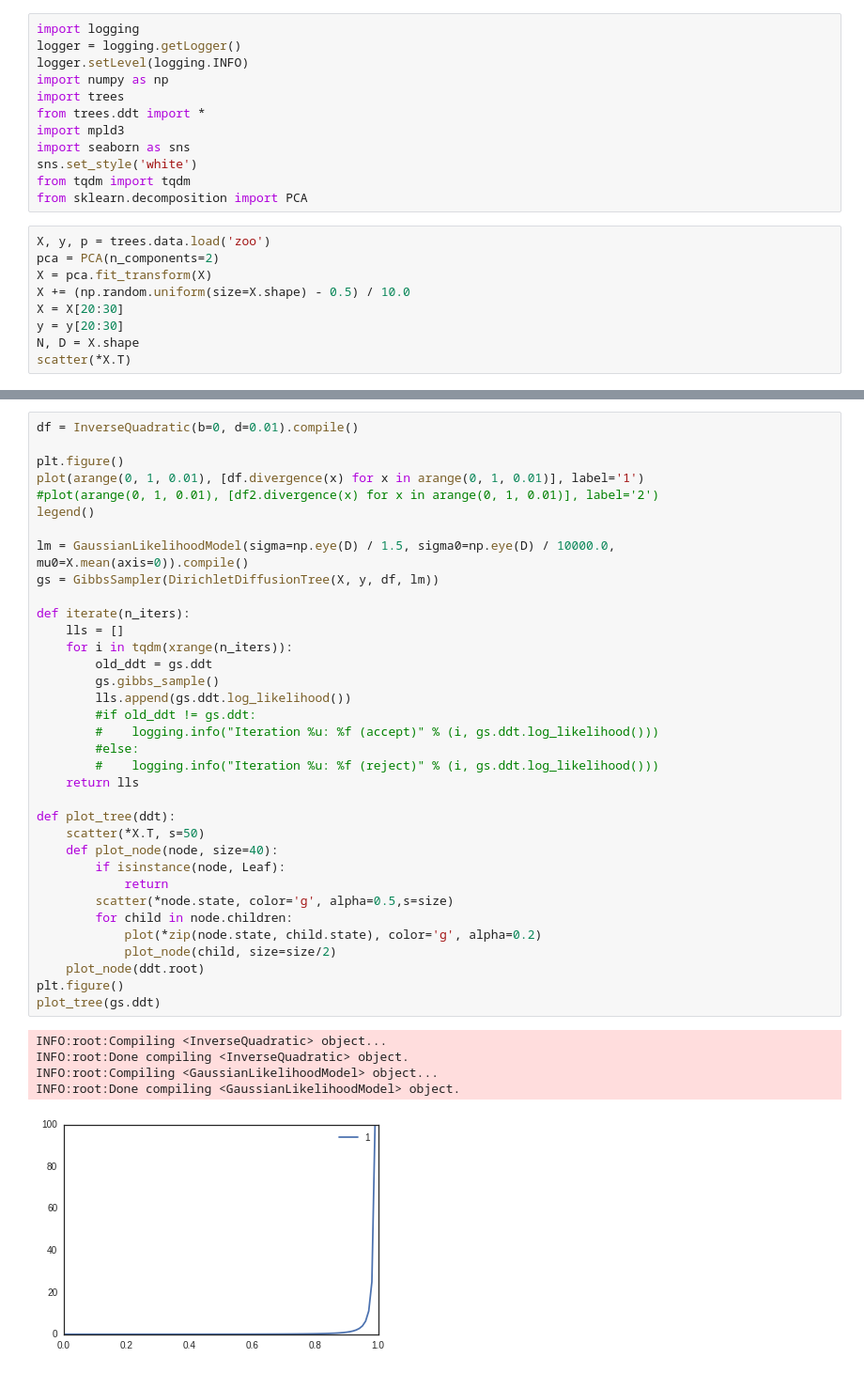
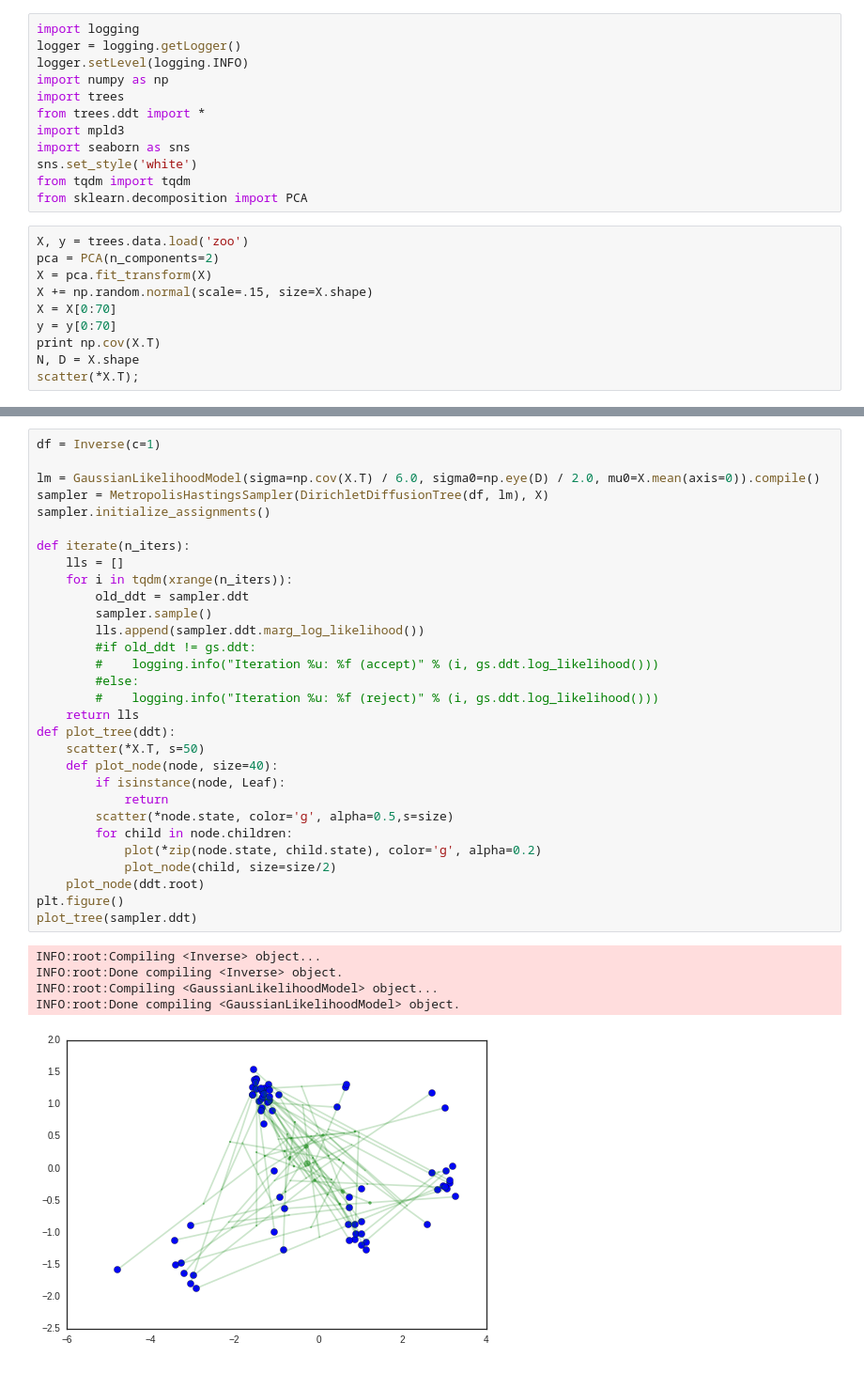
Before and after one commit to sharadmv/trees, a Jupyter notebook: experiments/DDT Demo.ipynb, the cells around one changed output, grey strips where cells are left out. Shown: that part at 94% size. Drawn from its saved outputs; the diff is of its cells as text.

```diff
--- a/experiments/DDT Demo.ipynb
+++ b/experiments/DDT Demo.ipynb
@@ -15,12 +15,13 @@ sns.set_style('white')
 from tqdm import tqdm
 from sklearn.decomposition import PCA
 # %%
-X, y, p = trees.data.load('zoo')
+X, y = trees.data.load('zoo')
 pca = PCA(n_components=2)
 X = pca.fit_transform(X)
-X += (np.random.uniform(size=X.shape) - 0.5) / 10.0
-X = X[20:30]
-y = y[20:30]
+X += np.random.normal(scale=.15, size=X.shape)
+X = X[0:70]
+y = y[0:70]
+print np.cov(X.T)
 N, D = X.shape
-scatter(*X.T)
+scatter(*X.T);
 # %% [output]
@@ -29,41 +31,36 @@ scatter(*X.T)
 # %%
-df = InverseQuadratic(b=0, d=0.01).compile()
+df = Inverse(c=1)
 
-plt.figure()
-plot(arange(0, 1, 0.01), [df.divergence(x) for x in arange(0, 1, 0.01)], label='1')
-#plot(arange(0, 1, 0.01), [df2.divergence(x) for x in arange(0, 1, 0.01)], label='2')
-legend()
-
-lm = GaussianLikelihoodModel(sigma=np.eye(D) / 1.5, sigma0=np.eye(D) / 10000.0, mu0=X.mean(axis=0)).compile()
-gs = GibbsSampler(DirichletDiffusionTree(X, y, df, lm))
+lm = GaussianLikelihoodModel(sigma=np.cov(X.T) / 6.0, sigma0=np.eye(D) / 2.0, mu0=X.mean(axis=0)).compile()
+sampler = MetropolisHastingsSampler(DirichletDiffusionTree(df, lm), X)
+sampler.initialize_assignments()
 
 def iterate(n_iters):
     lls = []
     for i in tqdm(xrange(n_iters)):
-        old_ddt = gs.ddt
-        gs.gibbs_sample()
-        lls.append(gs.ddt.log_likelihood())
+        old_ddt = sampler.ddt
+        sampler.sample()
+        lls.append(sampler.ddt.marg_log_likelihood())
         #if old_ddt != gs.ddt:
         #    logging.info("Iteration %u: %f (accept)" % (i, gs.ddt.log_likelihood()))
         #else:
         #    logging.info("Iteration %u: %f (reject)" % (i, gs.ddt.log_likelihood()))
     return lls
-
 def plot_tree(ddt):
     scatter(*X.T, s=50)
     def plot_node(node, size=40):
         if isinstance(node, Leaf):
             return
         scatter(*node.state, color='g', alpha=0.5,s=size)
         for child in node.children:
             plot(*zip(node.state, child.state), color='g', alpha=0.2)
             plot_node(child, size=size/2)
     plot_node(ddt.root)
 plt.figure()
-plot_tree(gs.ddt)
+plot_tree(sampler.ddt)
 # %% [output]
-INFO:root:Compiling <InverseQuadratic> object...
-INFO:root:Done compiling <InverseQuadratic> object.
+INFO:root:Compiling <Inverse> object...
+INFO:root:Done compiling <Inverse> object.
 INFO:root:Compiling <GaussianLikelihoodModel> object...
 INFO:root:Done compiling <GaussianLikelihoodModel> object.
-[figure, old version]
+[figure, new version]
```
Also changed, not shown: parts of 12 cells of this notebook, 12 other files.
